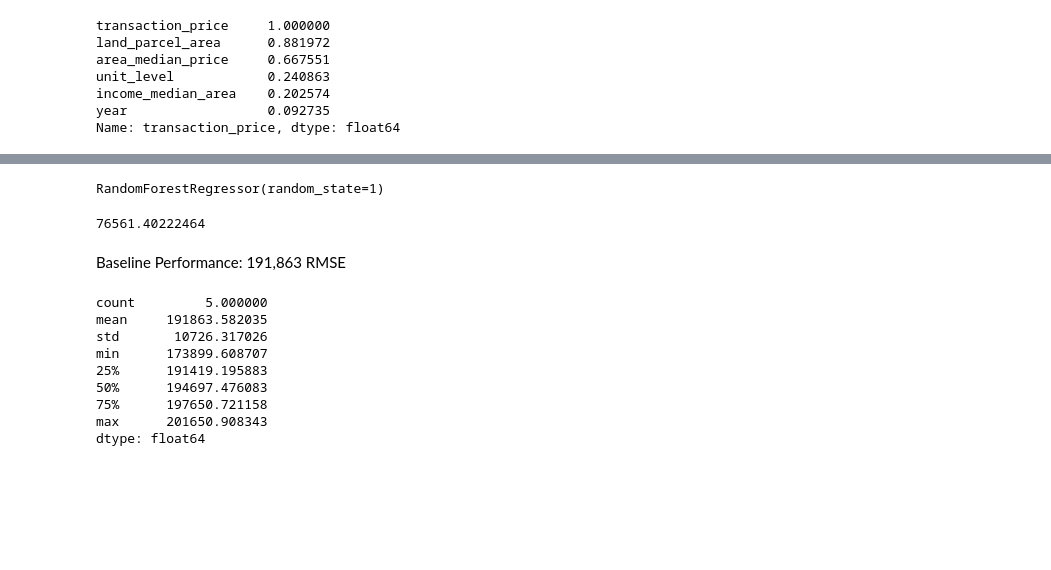
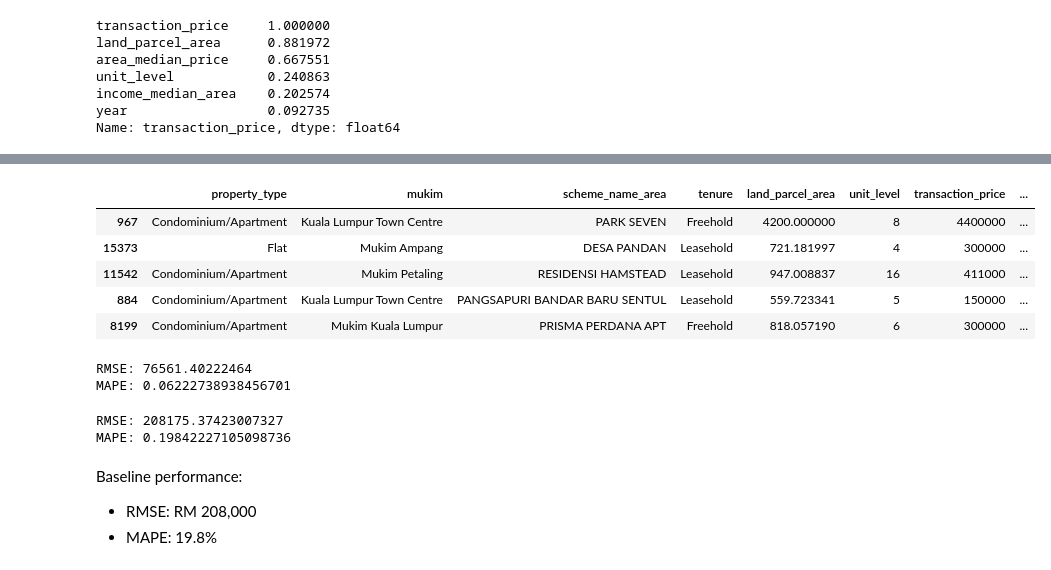
Before and after one commit to mateusy7/KL-highrise-price-model, a Jupyter notebook: notebooks/04_feature_engineering.ipynb, the cells around one changed output, grey strips where cells are left out. Cells and saved outputs as stored; diff of their text form; code cells hidden in the pictures; blank space fills up the shorter version.

```diff
--- a/notebooks/04_feature_engineering.ipynb
+++ b/notebooks/04_feature_engineering.ipynb
@@ -328,29 +321,0 @@ X_train_copy.head()
-# %%
-from sklearn.ensemble import RandomForestRegressor
-
-model = RandomForestRegressor(random_state=1)
-model.fit(X_train_copy, y_train)
-# %% [output]
-RandomForestRegressor(random_state=1)
-# %%
-from sklearn.metrics import root_mean_squared_error
-from sklearn.model_selection import cross_val_score
-
-y_hat = model.predict(X_train_copy)
-root_mean_squared_error(y_train, y_hat)
-# %% [output]
-76561.40222464
-# %% [markdown]
-Baseline Performance: 191,863 RMSE
-# %%
-pd.Series(-cross_val_score(model, X_train_copy, y_train, scoring='neg_root_mean_squared_error', cv=5)).describe()
-# %% [output]
-count         5.000000
-mean     191863.582035
-std       10726.317026
-min      173899.608707
-25%      191419.195883
-50%      194697.476083
-75%      197650.721158
-max      201650.908343
-dtype: float64
@@ -356,0 +325,28 @@ dtype: float64
+# %%
+area_mapping = train_set.groupby(['mukim', 'scheme_name_area'])['area_median_price'].median().to_dict()
+
+others_value_by_mukim = (
+    train_set[train_set['scheme_name_area'] == 'Others']
+    .groupby('mukim')['area_median_price']
+    .median()
+)
+
+others_value = train_set['area_median_price'].median()
+
+def map_test_row(row):
+    key = (row['mukim'], row['scheme_name_area'])
+
+    if key in area_mapping:
+        return area_mapping[key]
+
+    return others_value_by_mukim.get(row['mukim'], others_value)
+
+test_set['area_median_price'] = test_set.apply(map_test_row, axis=1)
+test_set.head()
+# %% [output]
+|  | property_type | mukim | scheme_name_area | tenure | land_parcel_area | unit_level | transaction_price | ... |
+| 967 | Condominium/Apartment | Kuala Lumpur Town Centre | PARK SEVEN | Freehold | 4200.000000 | 8 | 4400000 | ... |
+| 15373 | Flat | Mukim Ampang | DESA PANDAN | Leasehold | 721.181997 | 4 | 300000 | ... |
+| 11542 | Condominium/Apartment | Mukim Petaling | RESIDENSI HAMSTEAD | Leasehold | 947.008837 | 16 | 411000 | ... |
+| 884 | Condominium/Apartment | Kuala Lumpur Town Centre | PANGSAPURI BANDAR BARU SENTUL | Leasehold | 559.723341 | 5 | 150000 | ... |
+| 8199 | Condominium/Apartment | Mukim Kuala Lumpur | PRISMA PERDANA APT | Freehold | 818.057190 | 6 | 300000 | ... |
@@ -356,0 +360,20 @@ dtype: float64
+# %%
+model = RandomForestRegressor(random_state=1)
+model.fit(X_train, y_train)
+y_hat_train = model.predict(X_train)
+print(f"RMSE: {root_mean_squared_error(y_train, y_hat_train)}")
+print(f"MAPE: {mean_absolute_percentage_error(y_train, y_hat_train)}")
+# %% [output]
+RMSE: 76561.40222464
+MAPE: 0.06222738938456701
+# %%
+y_hat_test = model.predict(X_test)
+print(f"RMSE: {root_mean_squared_error(y_test, y_hat_test)}")
+print(f"MAPE: {mean_absolute_percentage_error(y_test, y_hat_test)}")
+# %% [output]
+RMSE: 208175.37423007327
+MAPE: 0.19842227105098736
+# %% [markdown]
+Baseline performance:
+- RMSE: RM 208,000
+- MAPE: 19.8%
```
Also changed, not shown: parts of 10 cells of this notebook, 5 other files.
